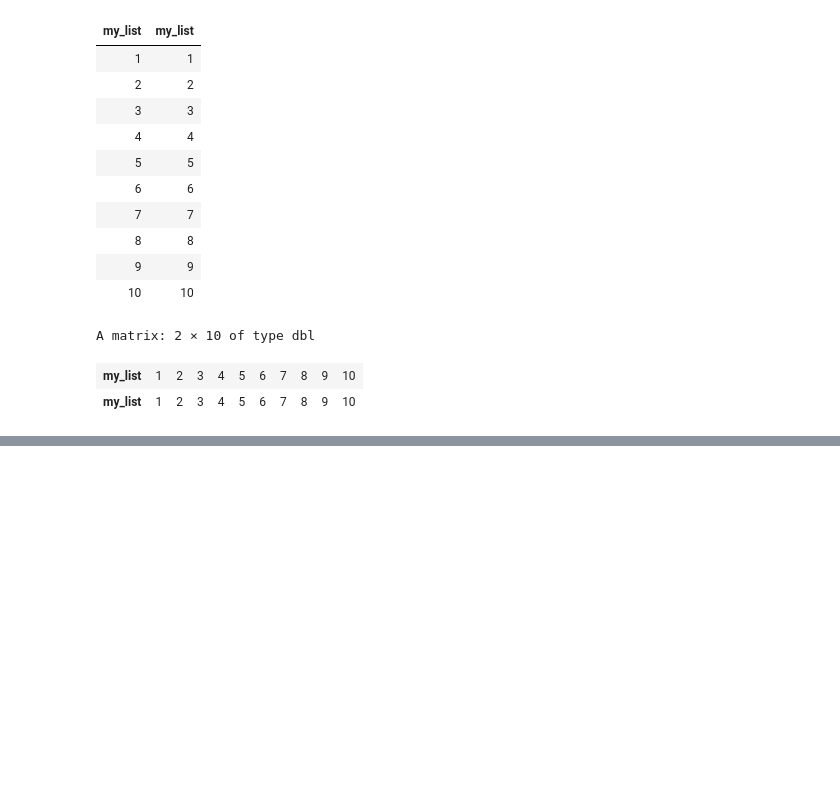
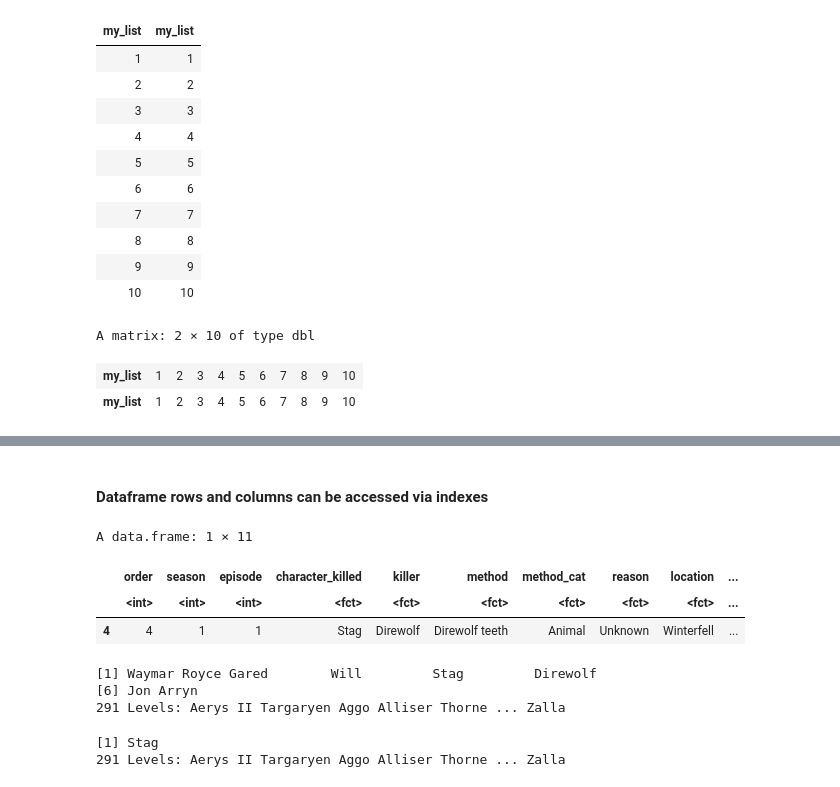
Before and after one commit to falconair/ProgrammingForAnalytics, a Jupyter notebook: lectures/r_basics/Base R.ipynb, the cells around one changed output, grey strips where cells are left out. Drawn from its saved outputs; the diff is of its cells as text; code cells hidden in the pictures; blank space fills up the shorter version.

```diff
--- a/lectures/r_basics/Base R.ipynb
+++ b/lectures/r_basics/Base R.ipynb
@@ -153,0 +237,20 @@ help(package='ggplot2')
+# %% [markdown]
+#### Dataframe rows and columns can be accessed via indexes
+# %%
+got_deaths[4,]
+# %% [output]
+A data.frame: 1 × 11
+|  | order | season | episode | character_killed | killer | method | method_cat | reason | location | ... |
+|  | <int> | <int> | <int> | <fct> | <fct> | <fct> | <fct> | <fct> | <fct> | ... |
+| 4 | 4 | 1 | 1 | Stag | Direwolf | Direwolf teeth | Animal | Unknown | Winterfell | ... |
+# %%
+head(got_deaths[,4])
+# %% [output]
+[1] Waymar Royce Gared        Will         Stag         Direwolf
+[6] Jon Arryn
+291 Levels: Aerys II Targaryen Aggo Alliser Thorne ... Zalla
+# %%
+got_deaths[4,4]
+# %% [output]
+[1] Stag
+291 Levels: Aerys II Targaryen Aggo Alliser Thorne ... Zalla
```
Also changed, not shown: parts of 60 cells of this notebook.
